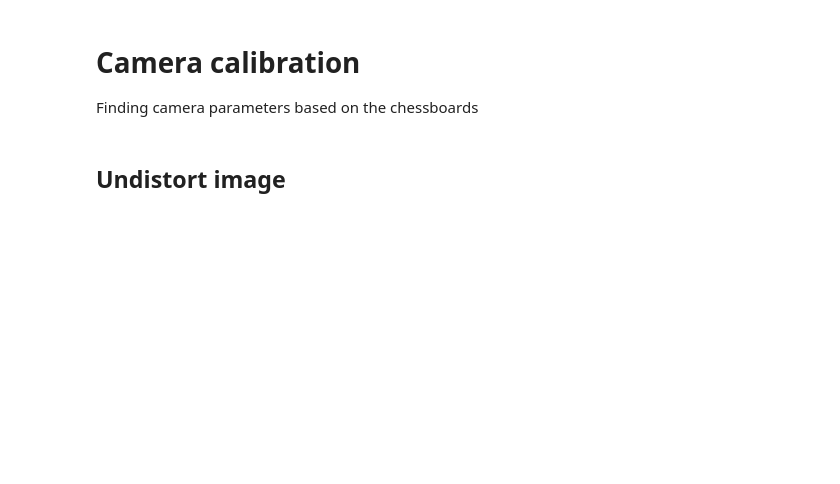
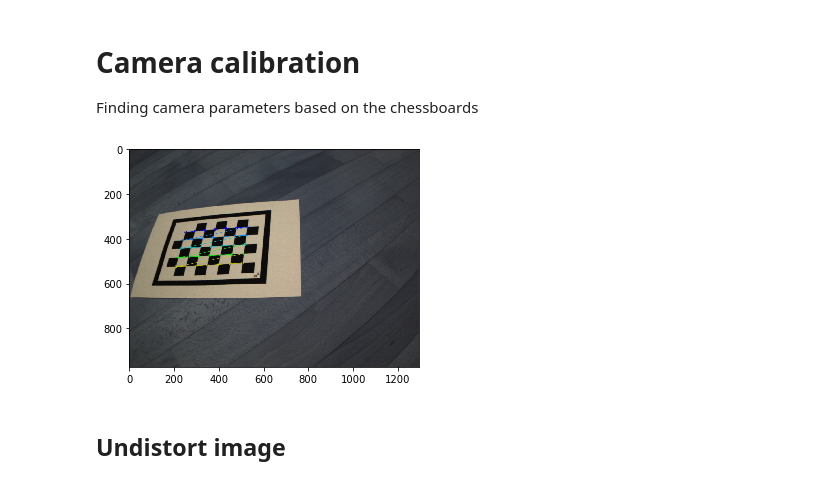
Before and after one commit to BerenLuth/CV-3D-laser-scanner, a Jupyter notebook: 3Dscanner.ipynb, the cells around one changed output. Drawn from its saved outputs; the diff is of its cells as text; code cells hidden in the pictures; blank space fills up the shorter version.

```diff
--- a/3Dscanner.ipynb
+++ b/3Dscanner.ipynb
@@ -47,36 +55,38 @@ else:
 
     criteria = (cv.TERM_CRITERIA_EPS + cv.TERM_CRITERIA_MAX_ITER, 30, 0.001)
 
     objpoints = []
     imgpoints = []
 
     for c, f in enumerate(files):
         img = cv.imread(f)
         gImg = cv.cvtColor(img, cv.COLOR_RGB2GRAY)
 
         # cv.imshow(f, img)
         # cv.waitKey(0) # waits until a key is pressed
         # cv.destroyAllWindows() # destroys the window showing
 
         ret, corners = cv.findChessboardCorners(gImg, (7,5), None)
 
         if ret == True:
             objpoints.append(objp)
 
             corners2 = cv.cornerSubPix(gImg, corners, (11,11), (-1, -1), criteria)
             imgpoints.append(corners)
 
             img = cv.drawChessboardCorners(img, (7,5), corners2, ret)
 
-            # plt.imshow(img)
-            # plt.show()
-
     ret, mtx, dist, rvecs, tvecs = cv.calibrateCamera(objpoints, imgpoints, gImg.shape[::-1], None, None)
 
     h,  w = img.shape[:2]
     newcameramtx, roi = cv.getOptimalNewCameraMatrix(mtx, dist, (w,h), 1, (w,h))
 
+    plt.imshow(img)
+    plt.show()
+
     np.savez(cameraParameters, mtx = mtx, dist = dist, newcameramtx = newcameramtx, roi = roi)
+# %% [output]
+[figure, added]
 # %% [markdown]
 ## Undistort image
 # %%
```
Also changed, not shown: parts of 15 cells of this notebook, 1 other file.
